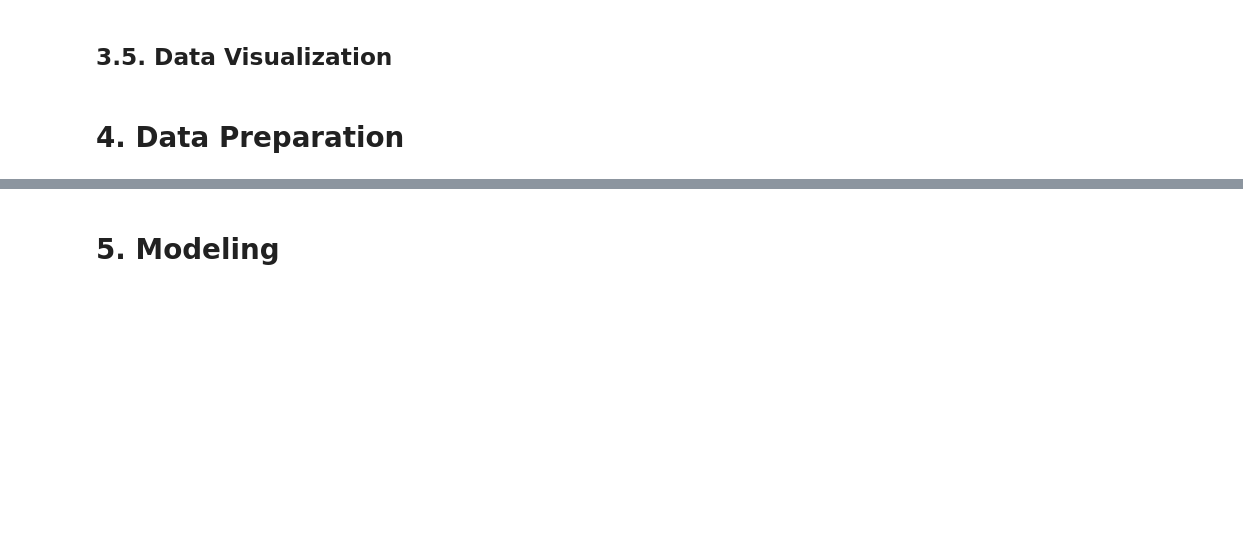
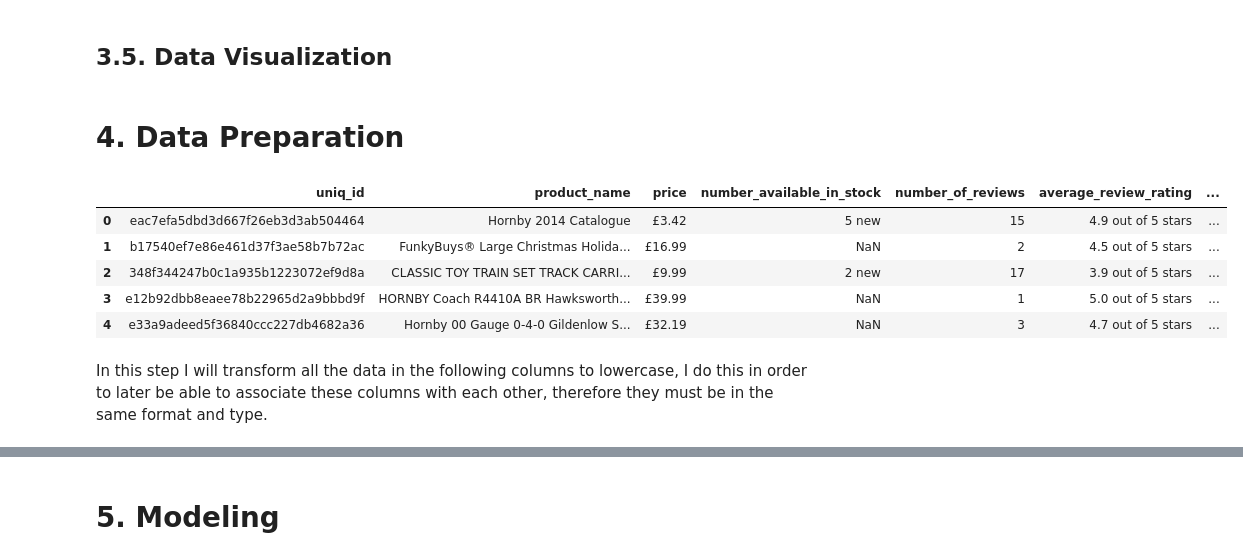
Before and after one commit to FJGM2023015/Recommendation-System-Market-Basket-Analysis-, a Jupyter notebook: recomm_system_market_basket_analysis.ipynb, the cells around one changed output, grey strips where cells are left out. Saved outputs shown, nothing was run; the diff lists cells and outputs as text; code cells hidden in the pictures; blank space fills up the shorter version.

```diff
--- a/recomm_system_market_basket_analysis.ipynb
+++ b/recomm_system_market_basket_analysis.ipynb
@@ -159,3 +172,20 @@ dtype: int64
 # %% [markdown]
 <a id='4'></a>
 # 4. Data Preparation
+# %%
+ df_selected = df_amazon[
+        ['uniq_id', 'product_name', 'price', 'number_available_in_stock',
+         'number_of_reviews', 'average_review_rating', 'amazon_category_and_sub_category',
+         'customers_who_bought_this_item_also_bought', 'product_description',
+         'items_customers_buy_after_viewing_this_item', 'customer_reviews','sellers']]
+# %%
+df_selected.head()
+# %% [output]
+|  | uniq_id | product_name | price | number_available_in_stock | number_of_reviews | average_review_rating | ... |
+| 0 | eac7efa5dbd3d667f26eb3d3ab504464 | Hornby 2014 Catalogue | £3.42 | 5 new | 15 | 4.9 out of 5 stars | ... |
+| 1 | b17540ef7e86e461d37f3ae58b7b72ac | FunkyBuys® Large Christmas Holida... | £16.99 | NaN | 2 | 4.5 out of 5 stars | ... |
+| 2 | 348f344247b0c1a935b1223072ef9d8a | CLASSIC TOY TRAIN SET TRACK CARRI... | £9.99 | 2 new | 17 | 3.9 out of 5 stars | ... |
+| 3 | e12b92dbb8eaee78b22965d2a9bbbd9f | HORNBY Coach R4410A BR Hawksworth... | £39.99 | NaN | 1 | 5.0 out of 5 stars | ... |
+| 4 | e33a9adeed5f36840ccc227db4682a36 | Hornby 00 Gauge 0-4-0 Gildenlow S... | £32.19 | NaN | 3 | 4.7 out of 5 stars | ... |
+# %% [markdown]
+In this step I will transform all the data in the following columns to lowercase, I do this in order to later be able to associate these columns with each other, therefore they must be in the same format and type.
```
Also changed, not shown: parts of 11 cells of this notebook.
